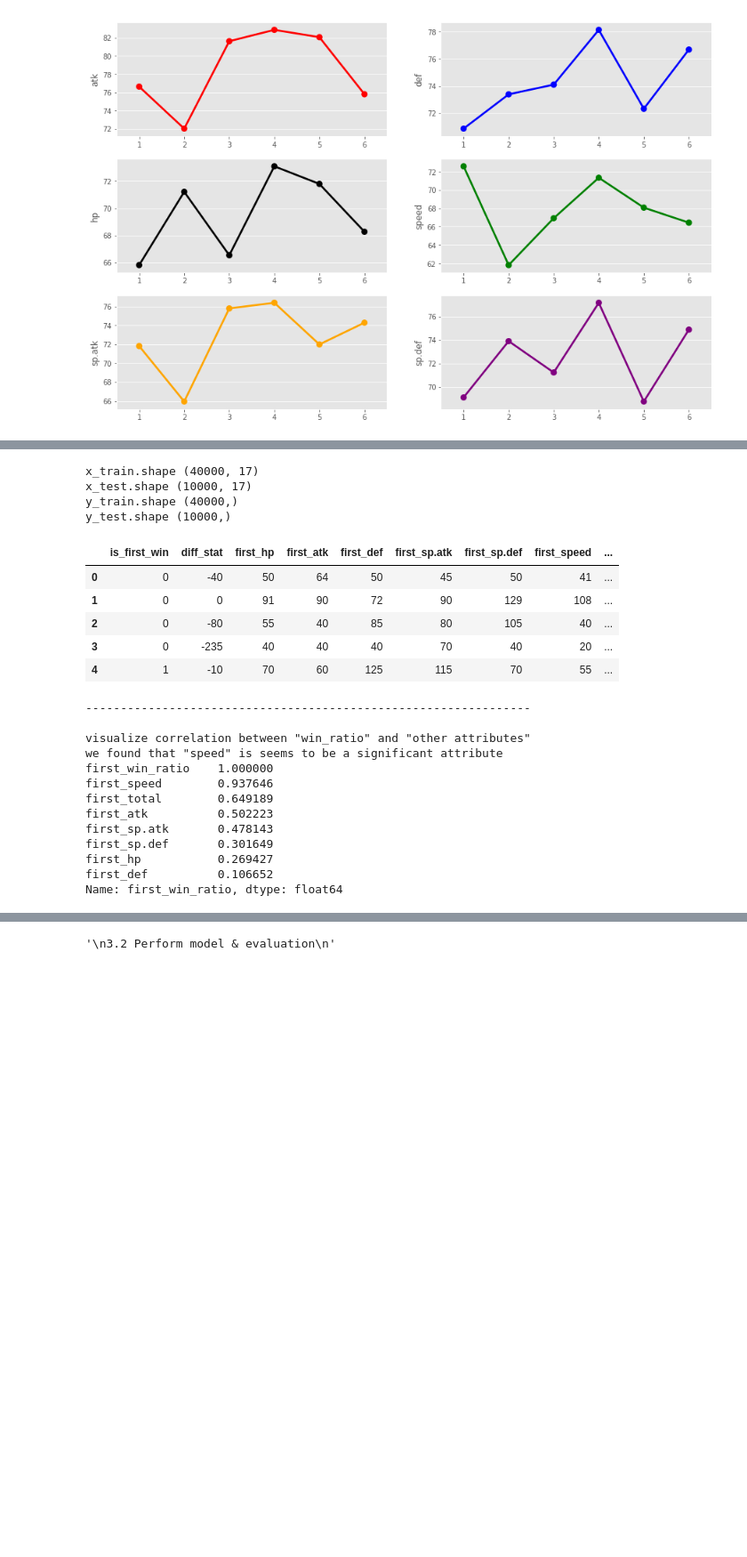
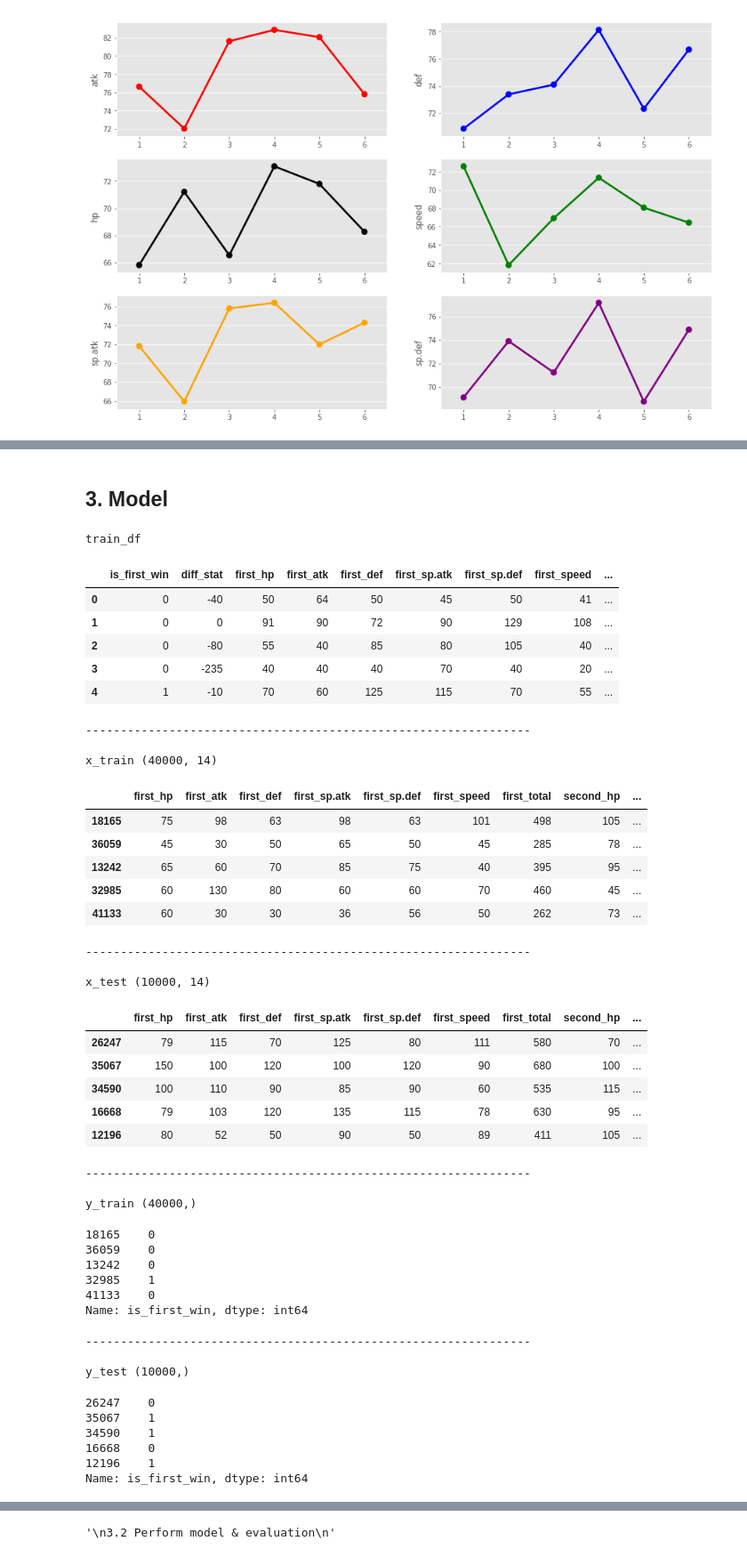
Before and after one commit to jojoee/pokemon-winner-prediction, a Jupyter notebook: pokemon-winner-prediction.ipynb, the cells around one changed output, grey strips where cells are left out. Shown at 89% size. Cells and saved outputs as stored; diff of their text form; code cells hidden in the pictures; blank space fills up the shorter version.

```diff
--- a/pokemon-winner-prediction.ipynb
+++ b/pokemon-winner-prediction.ipynb
@@ -574,3 +603,5 @@ See the caveats in the documentation: http://pandas.pydata.org/pandas-docs/stabl
+# %% [markdown]
+## 3. Model
 # %%
 """
 3.1 Create train data
@@ -612,51 +643,85 @@ no_need_columns = ['first', 'second', 'winner', 'loser']
 train_df = train_df.drop(no_need_columns, axis=1)
 
 # split train & test data
 y = train_df['is_first_win']
-x = train_df.drop('is_first_win', axis=1)
+drop_columns = ['is_first_win', 'first_win_ratio', 'second_win_ratio', 'diff_stat']
+x = train_df.drop(drop_columns, axis=1)
 x_train, x_test, y_train, y_test = train_test_split(x, y, train_size=0.8, random_state=seed)
 
 # create result
 acc = {}
 
 # display
-print('x_train.shape', x_train.shape)
-print('x_test.shape', x_test.shape)
-print('y_train.shape', y_train.shape)
-print('y_test.shape', y_test.shape)
+print('train_df')
 display(train_df.head())
 line()
 
+print('x_train', x_train.shape)
+display(x_train.head())
+line()
+
+print('x_test', x_test.shape)
+display(x_test.head())
+line()
+
+print('y_train', y_train.shape)
+display(y_train.head())
+line()
+
+print('y_test', y_test.shape)
+display(y_test.head())
+line()
+
 print('visualize correlation between "win_ratio" and "other attributes"')
-print('we found that "speed" is seems to be a significant attribute')
+print('we notice that "speed" is seems to be a significant attribute to win')
 tmp_df = train_df.copy()
 drop_columns = [c for c in tmp_df.columns if c.lower()[:6] == 'second'] + ['is_first_win', 'diff_stat']
 tmp_df = tmp_df.drop(drop_columns, 1)
 print(tmp_df.corr().sort_values(by='first_win_ratio', ascending=False)['first_win_ratio'])
 plt.figure(figsize=(18, 8))
 sns.heatmap(tmp_df.corr(), annot=True)
 plt.show()
 # %% [output]
-x_train.shape (40000, 17)
-x_test.shape (10000, 17)
-y_train.shape (40000,)
-y_test.shape (10000,)
+train_df
 |  | is_first_win | diff_stat | first_hp | first_atk | first_def | first_sp.atk | first_sp.def | first_speed | ... |
 | 0 | 0 | -40 | 50 | 64 | 50 | 45 | 50 | 41 | ... |
 | 1 | 0 | 0 | 91 | 90 | 72 | 90 | 129 | 108 | ... |
 | 2 | 0 | -80 | 55 | 40 | 85 | 80 | 105 | 40 | ... |
 | 3 | 0 | -235 | 40 | 40 | 40 | 70 | 40 | 20 | ... |
 | 4 | 1 | -10 | 70 | 60 | 125 | 115 | 70 | 55 | ... |
 ----------------------------------------------------------------
 
-visualize correlation between "win_ratio" and "other attributes"
-we found that "speed" is seems to be a significant attribute
-first_win_ratio    1.000000
-first_speed        0.937646
-first_total        0.649189
-first_atk          0.502223
-first_sp.atk       0.478143
-first_sp.def       0.301649
-first_hp           0.269427
-first_def          0.106652
-Name: first_win_ratio, dtype: float64
+x_train (40000, 14)
+|  | first_hp | first_atk | first_def | first_sp.atk | first_sp.def | first_speed | first_total | second_hp | ... |
+| 18165 | 75 | 98 | 63 | 98 | 63 | 101 | 498 | 105 | ... |
+| 36059 | 45 | 30 | 50 | 65 | 50 | 45 | 285 | 78 | ... |
+| 13242 | 65 | 60 | 70 | 85 | 75 | 40 | 395 | 95 | ... |
+| 32985 | 60 | 130 | 80 | 60 | 60 | 70 | 460 | 45 | ... |
+| 41133 | 60 | 30 | 30 | 36 | 56 | 50 | 262 | 73 | ... |
+----------------------------------------------------------------
+
+x_test (10000, 14)
+|  | first_hp | first_atk | first_def | first_sp.atk | first_sp.def | first_speed | first_total | second_hp | ... |
+| 26247 | 79 | 115 | 70 | 125 | 80 | 111 | 580 | 70 | ... |
+| 35067 | 150 | 100 | 120 | 100 | 120 | 90 | 680 | 100 | ... |
+| 34590 | 100 | 110 | 90 | 85 | 90 | 60 | 535 | 115 | ... |
+| 16668 | 79 | 103 | 120 | 135 | 115 | 78 | 630 | 95 | ... |
+| 12196 | 80 | 52 | 50 | 90 | 50 | 89 | 411 | 105 | ... |
+----------------------------------------------------------------
+
+y_train (40000,)
+18165    0
+36059    0
+13242    0
+32985    1
+41133    0
+Name: is_first_win, dtype: int64
+----------------------------------------------------------------
+
+y_test (10000,)
+26247    0
+35067    1
+34590    1
+16668    0
+12196    1
+Name: is_first_win, dtype: int64
```
Also changed, not shown: parts of 18 cells of this notebook.
